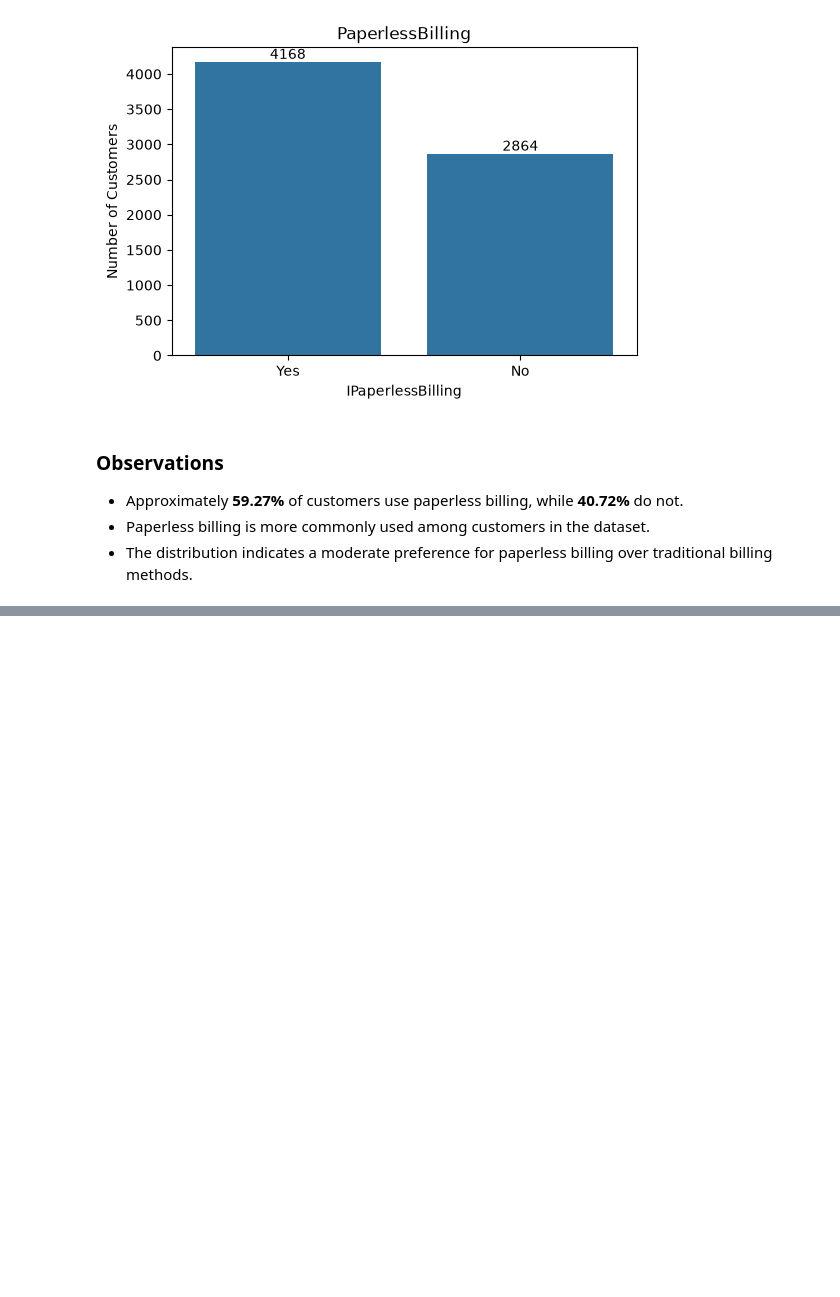
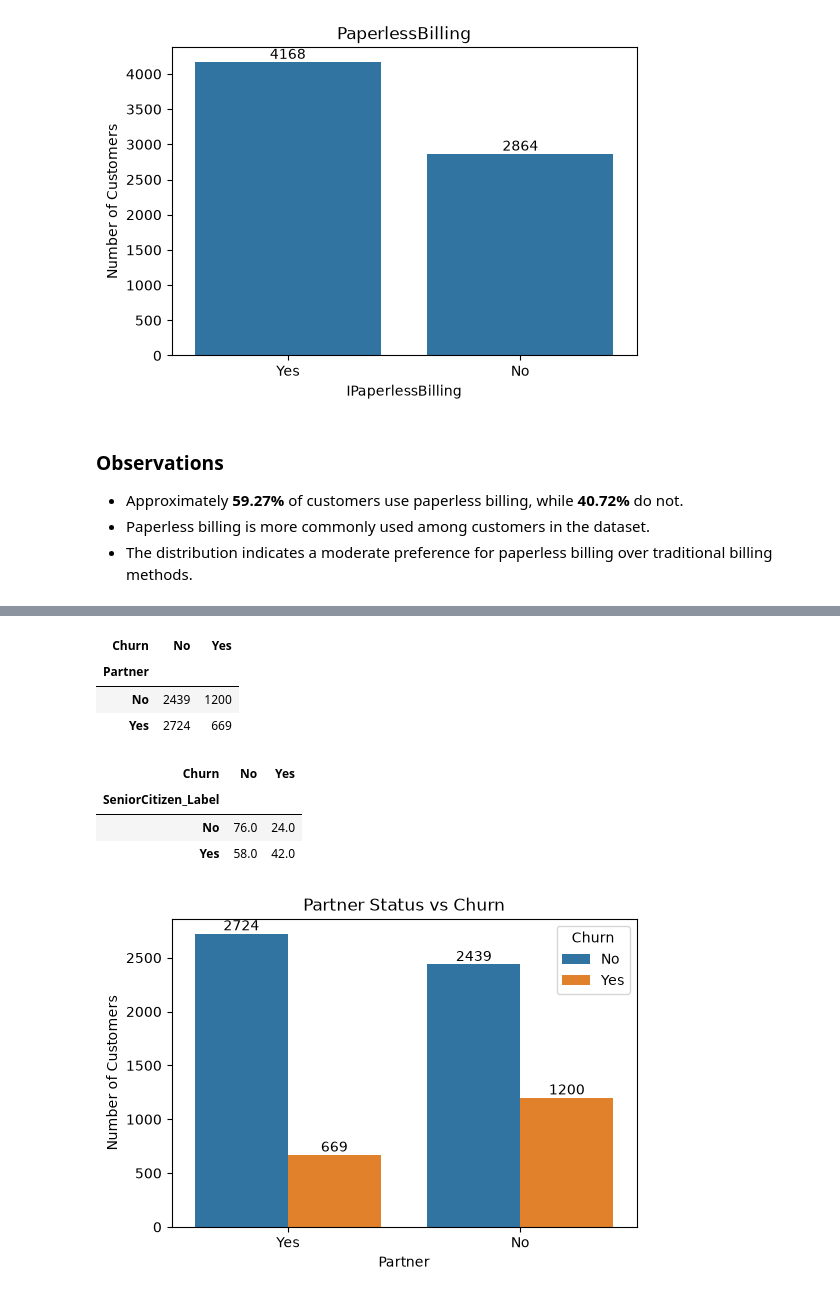
Before and after one commit to sagarjana00/Customer_Churn_Intelligence_Platform, a Jupyter notebook: notebooks/02_Exploratory_Data_Analysis.ipynb, the cells around one changed output, grey strips where cells are left out. Drawn from its saved outputs; the diff is of its cells as text; code cells hidden in the pictures; blank space fills up the shorter version.

```diff
--- a/notebooks/02_Exploratory_Data_Analysis.ipynb
+++ b/notebooks/02_Exploratory_Data_Analysis.ipynb
@@ -483,0 +568,33 @@ categorical_features
+# %%
+pd.crosstab(df["Partner"], df["Churn"])
+# %% [output]
+| Churn | No | Yes |
+| Partner |  |  |
+| No | 2439 | 1200 |
+| Yes | 2724 | 669 |
+# %%
+pd.crosstab(df["SeniorCitizen_Label"], df["Churn"], normalize="index").round(2) * 100
+# %% [output]
+| Churn | No | Yes |
+| SeniorCitizen_Label |  |  |
+| No | 76.0 | 24.0 |
+| Yes | 58.0 | 42.0 |
+# %%
+plt.figure(figsize=(6,4))
+
+ax = sns.countplot(
+    data=df,
+    x="Partner",
+    hue="Churn"
+)
+
+for container in ax.containers:
+    ax.bar_label(container)
+
+plt.title("Partner Status vs Churn")
+plt.xlabel("Partner")
+plt.ylabel("Number of Customers")
+
+plt.show()
+# %% [output]
+[figure, added]
```
Also changed, not shown: parts of 13 cells of this notebook.
